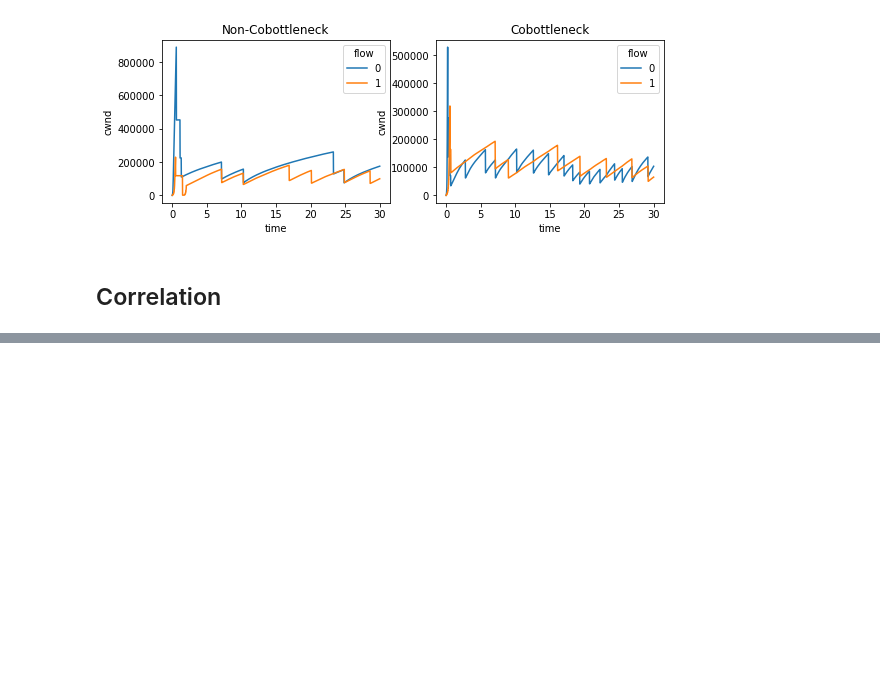
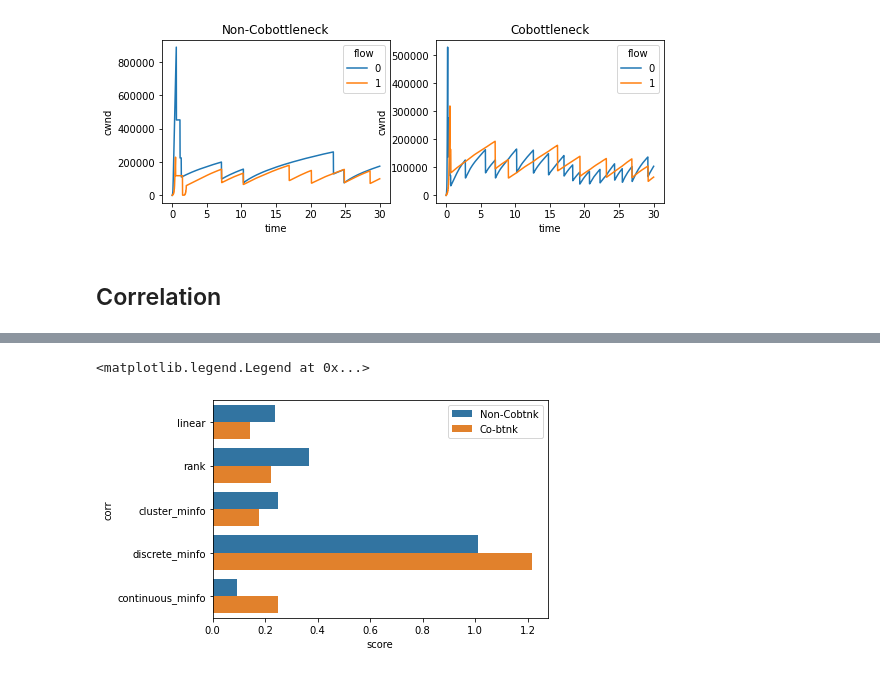
Before and after one commit to PrinceS17/NS_Simulation_Toolkit, a Jupyter notebook: script/corr_analysis.ipynb, the cells around one changed output, grey strips where cells are left out. Cells and saved outputs as stored; diff of their text form; code cells hidden in the pictures; blank space fills up the shorter version.

```diff
--- a/script/corr_analysis.ipynb
+++ b/script/corr_analysis.ipynb
@@ -54,14 +59,14 @@ Obtains the non-cobtnk and cobtnk series with given field, and the first 2 flows
 field = 'cwnd'                  # candidates: cwnd, rtt, llr, drop, bytes_in_flight, cstate
 nonco_df = dfs[0][['time', 'flow', field]]
 co_df = dfs[1][['time', 'flow', field]]
-titles = ['Non-Cobottleneck', 'Cobottleneck']
+cases = ['Non-Cobottleneck', 'Cobottleneck']
 
 # two flows from Non-Cobtnk case
 fig, ax = plt.subplots(1,2, figsize=(9,3))
 for i, df in enumerate([nonco_df, co_df]):
     df = df[df.flow < 2]        # only the two normal flows
     sns.lineplot(x='time', y=field, hue='flow', data=df, ax=ax[i])
-    ax[i].set_title(titles[i])
+    ax[i].set_title(cases[i])
 # %% [output]
 [figure]
 # %% [markdown]
@@ -71,0 +80,42 @@ TODO
+# %%
+from collections import OrderedDict
+from sklearn.metrics import adjusted_mutual_info_score
+from sklearn.feature_selection import mutual_info_classif, mutual_info_regression
+
+
+score_func = OrderedDict([
+    ('linear', lambda s1, s2: s1.corr(s2)),
+    ('rank', lambda s1, s2: s1.corr(s2, method='spearman')),
+    ('cluster_minfo', lambda s1, s2: adjusted_mutual_info_score(s1, s2)),
+    ('discrete_minfo', lambda s1, s2: mutual_info_classif(s1, s2)),
+    ('continuous_minfo', lambda s1, s2: mutual_info_regression(s1, s2))
+])
+
+cols = ['case', 'corr', 'score']
+res_df = pd.DataFrame(columns=cols)
+for i, df in enumerate([nonco_df, co_df]):
+    for tag, func in score_func.items():
+        s1 = df[df.flow == 0].reset_index(drop=True).copy()[field]
+        s2 = df[df.flow == 1].reset_index(drop=True).copy()[field]
+        if abs(len(s1) - len(s2)) < 2:
+            if len(s1) < len(s2):
+                s2 = s2[:len(s1)]
+            else:
+                s1 = s1[:len(s2)]
+        if tag in ['discrete_minfo', 'continuous_minfo']:
+            s1 = s1.to_numpy().reshape(-1, 1)
+            score = func(s1, s2)[0]
+        else:
+            score = func(s1, s2)
+        res_df = res_df.append(pd.DataFrame([[i, tag, score]], columns=cols))
+
+print('Score result loaded.')
+# %%
+
+# plot them
+ax = sns.barplot(y='corr', x='score', hue='case', data=res_df)
+handles, _ = ax.get_legend_handles_labels()
+plt.legend(handles, ['Non-Cobtnk', 'Co-btnk'])
+# %% [output]
+<matplotlib.legend.Legend at 0x...>
+[figure, added]
```
Also changed, not shown: parts of 3 cells of this notebook.
